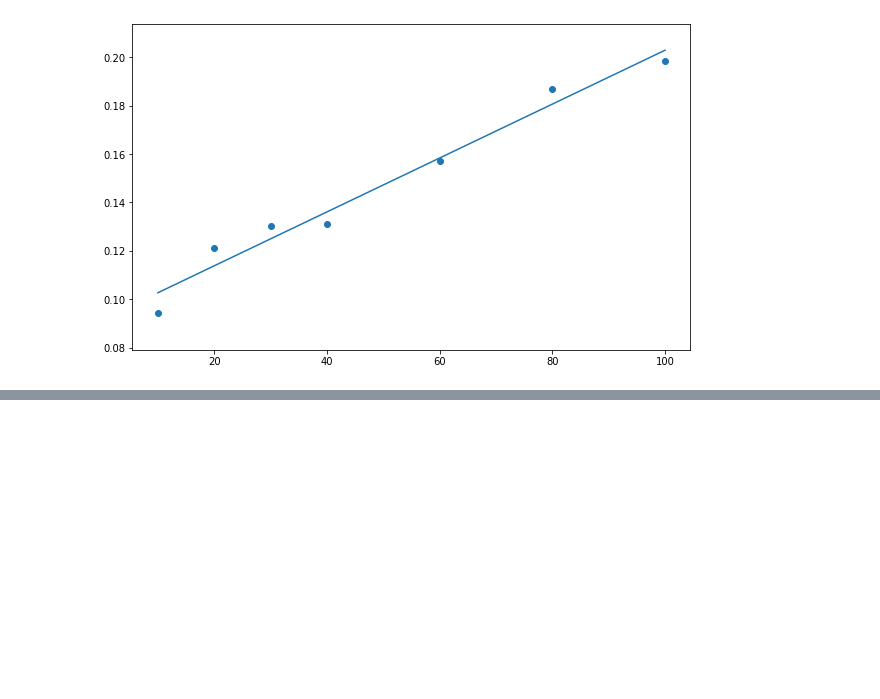
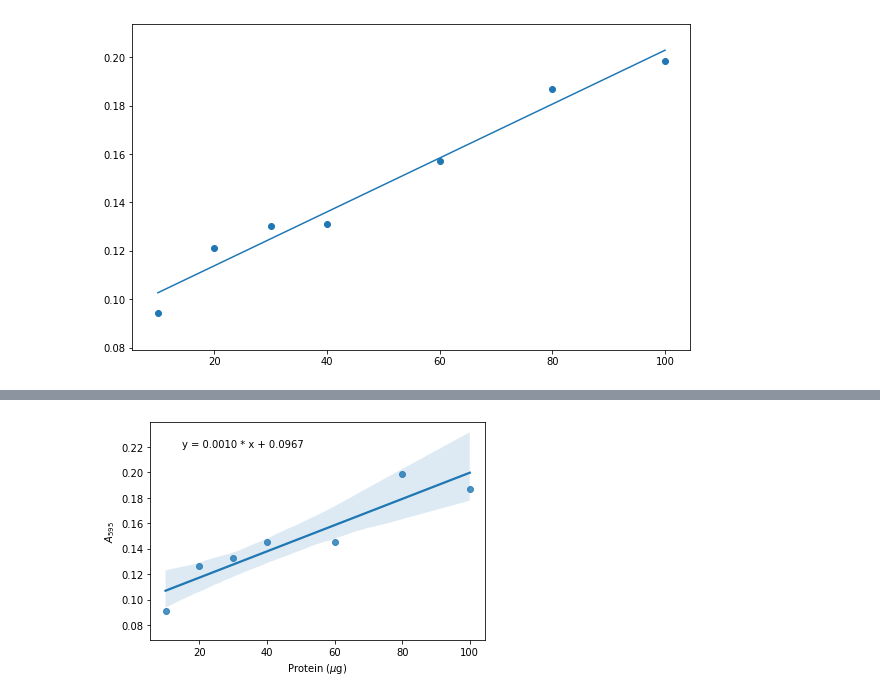
Before and after one commit to MolSSI-Education/python-scripting-biochemistry, a Jupyter notebook: biochemist-python/chapters/Creating_Plots_in_Jupyter_Notebooks.ipynb, the cells around one changed output, grey strips where cells are left out. Cells and saved outputs as stored; diff of their text form; code cells hidden in the pictures; blank space fills up the shorter version.

```diff
--- a/biochemist-python/chapters/Creating_Plots_in_Jupyter_Notebooks.ipynb
+++ b/biochemist-python/chapters/Creating_Plots_in_Jupyter_Notebooks.ipynb
@@ -177,0 +167,14 @@ sns.regplot(xdata, ydata)
+# %%
+protein_file2 = os.path.join('data', 'protein_assay2.csv')
+results_df = pd.read_csv(protein_file2)
+xdata = results_df['mass (ug)']
+ydata = results_df['A-595']
+slope, intercept, r_value, p_value, std_err = stats.linregress(xdata, ydata)
+import seaborn as sns
+sns.regplot(xdata, ydata)
+plt.xlabel('Protein ($\mu$g)')
+plt.ylabel('$A_{595}$')
+plt.annotate(F'y = {slope:.4f} * x + {intercept:.4f}', xy = (15, 0.22))
+plt.savefig('Bradford_plot2.png', dpi = 600, bbox_inches = 'tight')
+# %% [output]
+[figure, added]
```
Also changed, not shown: parts of 16 cells of this notebook.
